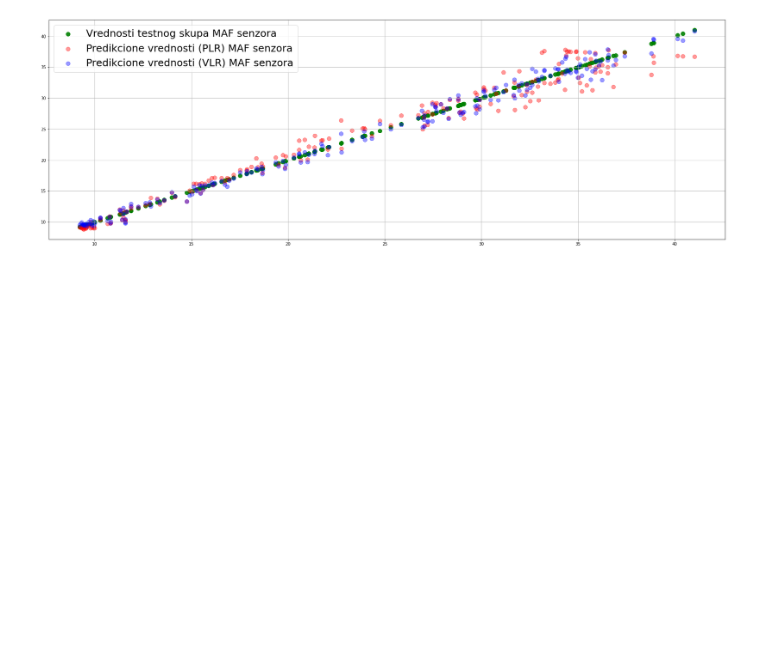
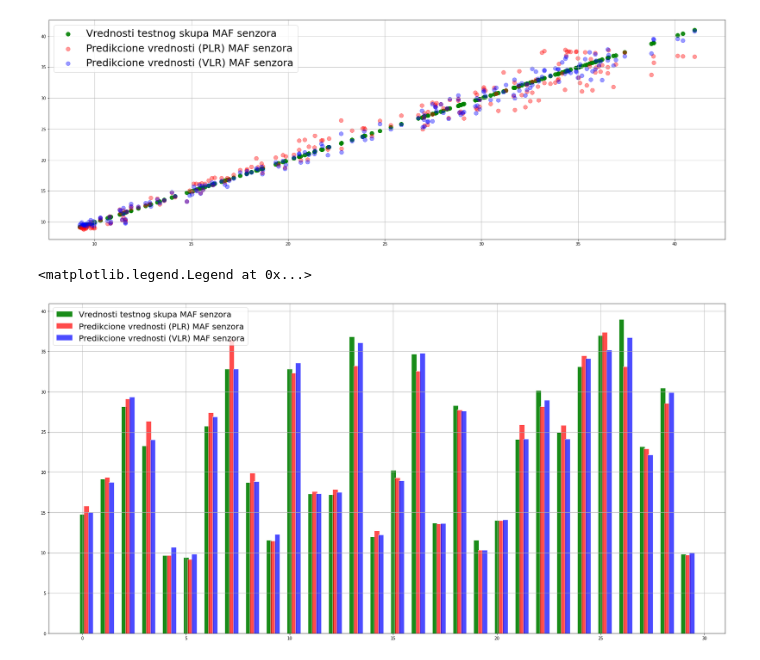
Before and after one commit to Dejan-Cugalj/MASTER-TEZA, a Jupyter notebook: MASTER_TEZA_PLR.ipynb, the cells around one changed output. Drawn from its saved outputs; the diff is of its cells as text; code cells hidden in the pictures; blank space fills up the shorter version.

```diff
--- a/MASTER_TEZA_PLR.ipynb
+++ b/MASTER_TEZA_PLR.ipynb
@@ -589,3 +589,27 @@ plt.legend(loc="upper left", fontsize=25)
 41.02
 <matplotlib.legend.Legend at 0x...>
 [figure]
+# %%
+plt.figure(figsize=(30,15))
+# set width of bars
+barWidth = 0.2
+barWidth1 = 9
+y_test_mlr_small_bar = y_test_mlr[:30]
+y_pred_lr_small_bar = y_pred_lr[:30]
+y_pred_mlr_small_bar = y_pred_mlr[:30]
+
+
+# Set position of bar on X axis
+r1 = np.arange(len(bars1))
+r2 = [x + barWidth for x in r1]
+r3 = [x + barWidth for x in r2]
+
+# Make the plot
+plt.bar(r1, y_test_mlr_small_bar, color='green', width=0.25, edgecolor='white', label='Vrednosti testnog skupa MAF senzora', alpha=0.9)
+plt.bar(r2, y_pred_lr_small_bar, color='red', width=0.25, edgecolor='white', label='Predikcione vrednosti (PLR) MAF senzora', alpha=0.7)
+plt.bar(r3, y_pred_mlr_small_bar, color='blue', width=0.25, edgecolor='white', label='Predikcione vrednosti (VLR) MAF senzora', alpha=0.7)
+plt.grid()
+plt.legend(loc="upper left", fontsize=20)
+# %% [output]
+<matplotlib.legend.Legend at 0x...>
+[figure, added]
```
Also changed, not shown: parts of 4 cells of this notebook.
